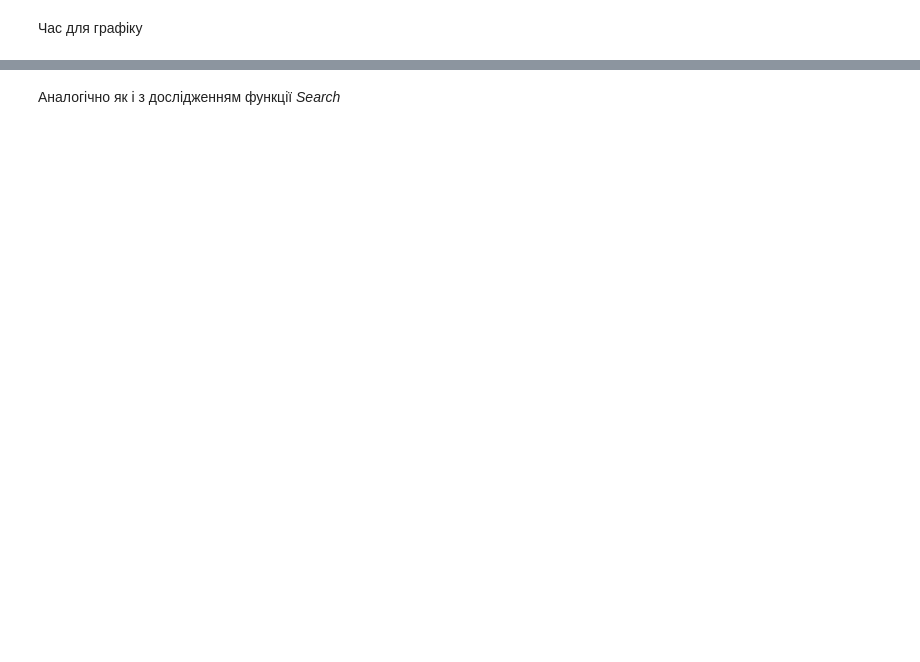
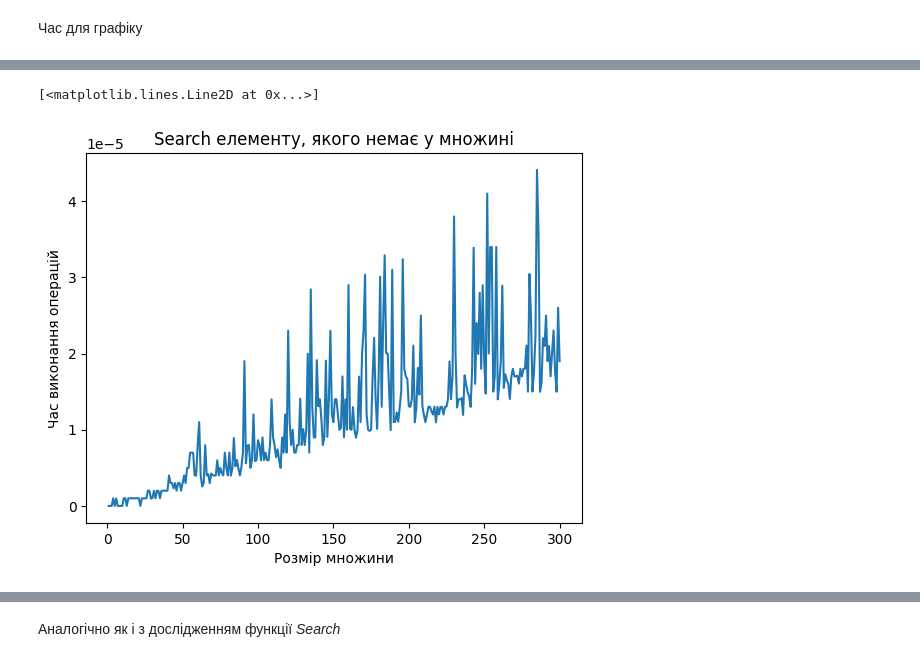
Before and after one commit to BerVol57/Applied-algorithms, a Jupyter notebook: Task_N01/main.ipynb, the cells around one changed output, grey strips where cells are left out. Saved outputs shown, nothing was run; the diff lists cells and outputs as text; code cells hidden in the pictures; blank space fills up the shorter version.

```diff
--- a/Task_N01/main.ipynb
+++ b/Task_N01/main.ipynb
@@ -223,3 +280,16 @@ ModuleNotFoundError: No module named 'matplotlib'
+# %%
+X_ = np.arange(1, 301)
+Y_ = []
+for x in X_:
+    Y_.append(research_search(x, 1000, 501))
+# %%
+plt.title("Search елементу, якого немає у множині")
+plt.xlabel("Розмір множини")
+plt.ylabel("Час виконання операцій")
+plt.plot(X_, Y_)
+# %% [output]
+[<matplotlib.lines.Line2D at 0x...>]
+[figure, added]
 # %%
 np.random.choice(10, 9, replace=False)
 set_for_B = []
```
Also changed, not shown: parts of 22 cells of this notebook.
